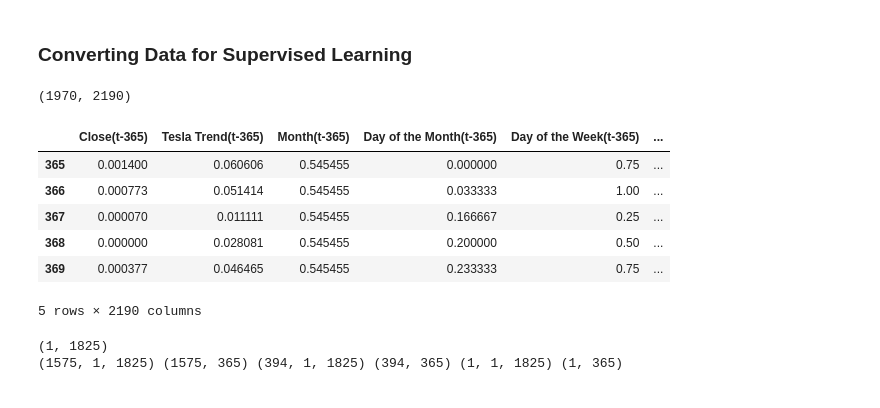
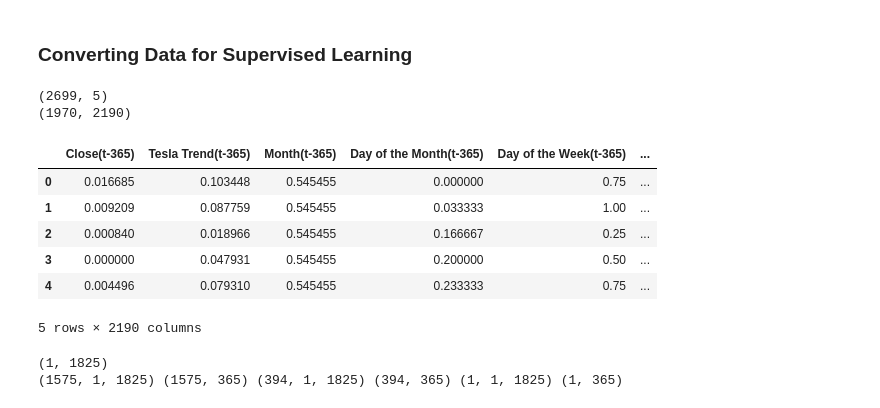
Before and after one commit to TLChilton/Senior_Capstone, a Jupyter notebook: Thomas/LSTM365AtOnce.ipynb, the cells around one changed output. Cells and saved outputs as stored; diff of their text form; code cells hidden in the pictures.

```diff
--- a/Thomas/LSTM365AtOnce.ipynb
+++ b/Thomas/LSTM365AtOnce.ipynb
@@ -71,33 +71,37 @@ def series_to_supervised(data, col_names, n_in=1, n_out=1, dropnan=True):
 # %%
 from sklearn.preprocessing import MinMaxScaler
 
 values = df.values
 # integer encoding of labels (not using yet here since we don't have non-numerical data)
 #encoder = LabelEncoder()
 # ensure all data is float
 values = values.astype('float32')
 # normalize features
 scaler = MinMaxScaler(feature_range=(0,1))
-scaled = scaler.fit_transform(values)
+print(values.shape)
+#scaled = scaler.fit_transform(values)
+#print(scaled.shape)
 # frame as supervised learning
-reframed = series_to_supervised(scaled, df.columns, 365, 365)
+reframed = series_to_supervised(values, df.columns, 365, 365)
 
 # Drop Columns of Variables We Aren't Predicting
 # We want only the variable we're predicting for time t
 for i in range(1, 365):
     reframed.drop(reframed.loc[:, ('Tesla Trend(t+%i)' %(i)):('Day of the Week(t+%i)' %(i))], axis=1, inplace=True)
 reframed.drop(reframed.loc[:, 'Tesla Trend(t)':'Day of the Week(t)'], axis=1, inplace=True)
+reframed = pd.DataFrame(data=scaler.fit_transform(reframed.values), columns=reframed.columns)
 
 print(reframed.shape)
 reframed.head()
 # %% [output]
+(2699, 5)
 (1970, 2190)
 |  | Close(t-365) | Tesla Trend(t-365) | Month(t-365) | Day of the Month(t-365) | Day of the Week(t-365) | ... |
-| 365 | 0.001400 | 0.060606 | 0.545455 | 0.000000 | 0.75 | ... |
-| 366 | 0.000773 | 0.051414 | 0.545455 | 0.033333 | 1.00 | ... |
-| 367 | 0.000070 | 0.011111 | 0.545455 | 0.166667 | 0.25 | ... |
-| 368 | 0.000000 | 0.028081 | 0.545455 | 0.200000 | 0.50 | ... |
-| 369 | 0.000377 | 0.046465 | 0.545455 | 0.233333 | 0.75 | ... |
+| 0 | 0.016685 | 0.103448 | 0.545455 | 0.000000 | 0.75 | ... |
+| 1 | 0.009209 | 0.087759 | 0.545455 | 0.033333 | 1.00 | ... |
+| 2 | 0.000840 | 0.018966 | 0.545455 | 0.166667 | 0.25 | ... |
+| 3 | 0.000000 | 0.047931 | 0.545455 | 0.200000 | 0.50 | ... |
+| 4 | 0.004496 | 0.079310 | 0.545455 | 0.233333 | 0.75 | ... |
 5 rows × 2190 columns
 # %%
 y = reframed.iloc[:,-365:]
```
Also changed, not shown: parts of 7 cells of this notebook.
